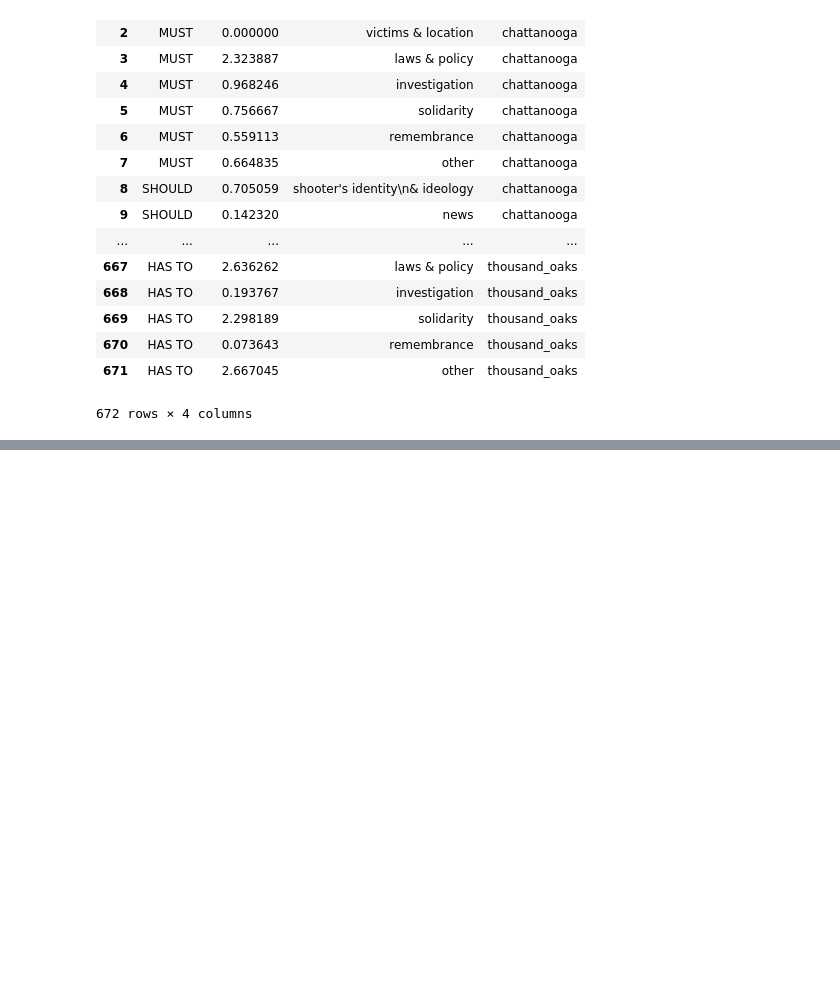
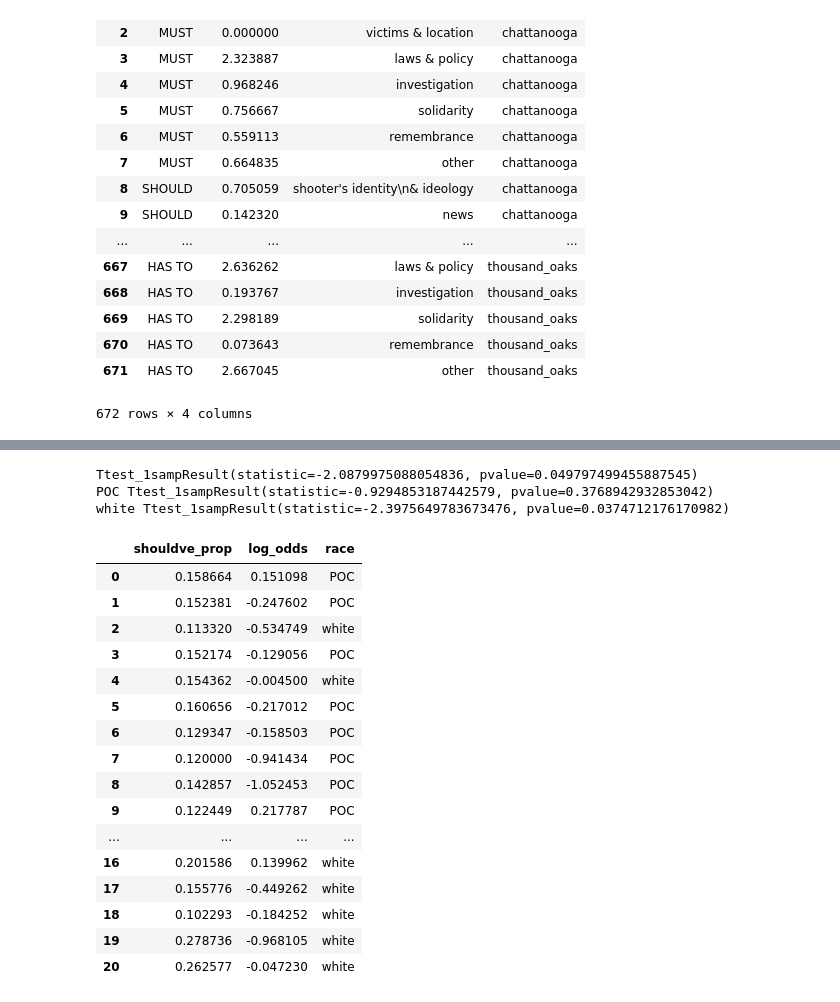
Before and after one commit to ddemszky/framing-twitter, a Jupyter notebook: 4_word_partisanship/modals.ipynb, the cells around one changed output, grey strips where cells are left out. Saved outputs shown, nothing was run; the diff lists cells and outputs as text; code cells hidden in the pictures; blank space fills up the shorter version.

```diff
--- a/4_word_partisanship/modals.ipynb
+++ b/4_word_partisanship/modals.ipynb
@@ -218,0 +269,28 @@ df
+# %%
+print(ttest_1samp(df['log_odds'], 0))
+for i, g in df.groupby('race'):
+    print(i, ttest_1samp(g['log_odds'], 0))
+# %% [output]
+Ttest_1sampResult(statistic=-2.0879975088054836, pvalue=0.049797499455887545)
+POC Ttest_1sampResult(statistic=-0.9294853187442579, pvalue=0.3768942932853042)
+white Ttest_1sampResult(statistic=-2.3975649783673476, pvalue=0.0374712176170982)
+# %%
+df
+# %% [output]
+|  | shouldve_prop | log_odds | race |
+| 0 | 0.158664 | 0.151098 | POC |
+| 1 | 0.152381 | -0.247602 | POC |
+| 2 | 0.113320 | -0.534749 | white |
+| 3 | 0.152174 | -0.129056 | POC |
+| 4 | 0.154362 | -0.004500 | white |
+| 5 | 0.160656 | -0.217012 | POC |
+| 6 | 0.129347 | -0.158503 | POC |
+| 7 | 0.120000 | -0.941434 | POC |
+| 8 | 0.142857 | -1.052453 | POC |
+| 9 | 0.122449 | 0.217787 | POC |
+| ... | ... | ... | ... |
+| 16 | 0.201586 | 0.139962 | white |
+| 17 | 0.155776 | -0.449262 | white |
+| 18 | 0.102293 | -0.184252 | white |
+| 19 | 0.278736 | -0.968105 | white |
+| 20 | 0.262577 | -0.047230 | white |
```
Also changed, not shown: parts of 6 cells of this notebook, 8 other files.
